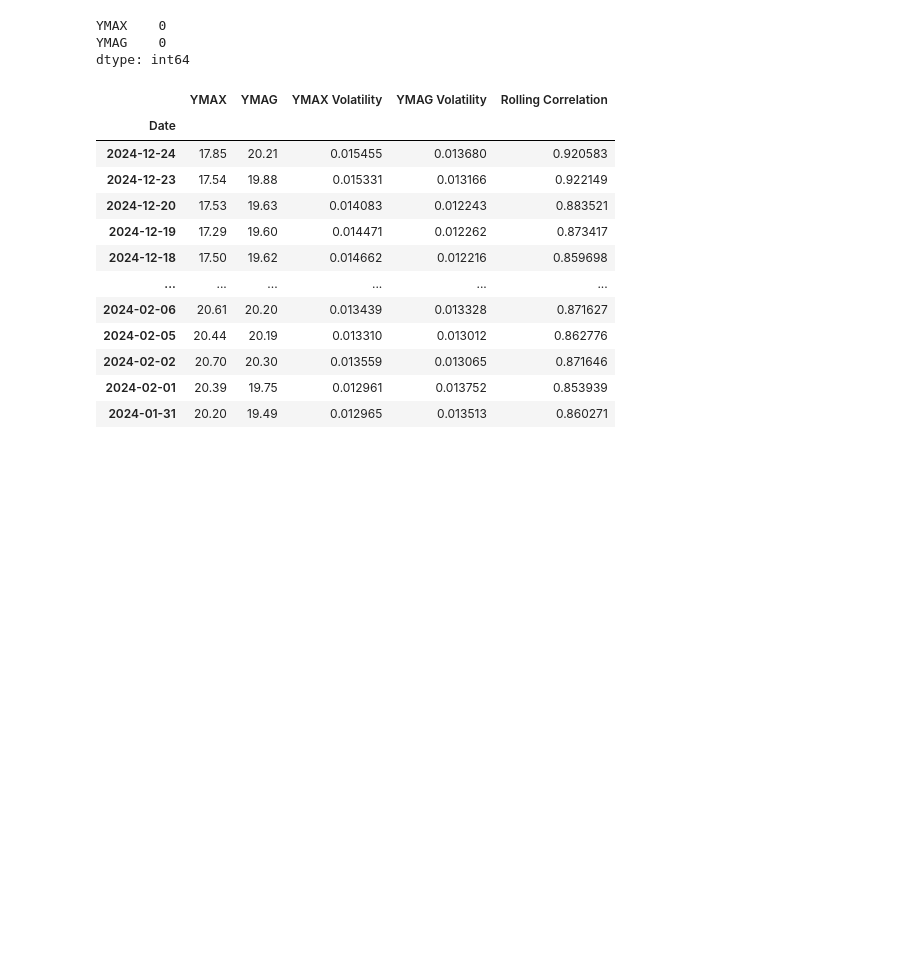
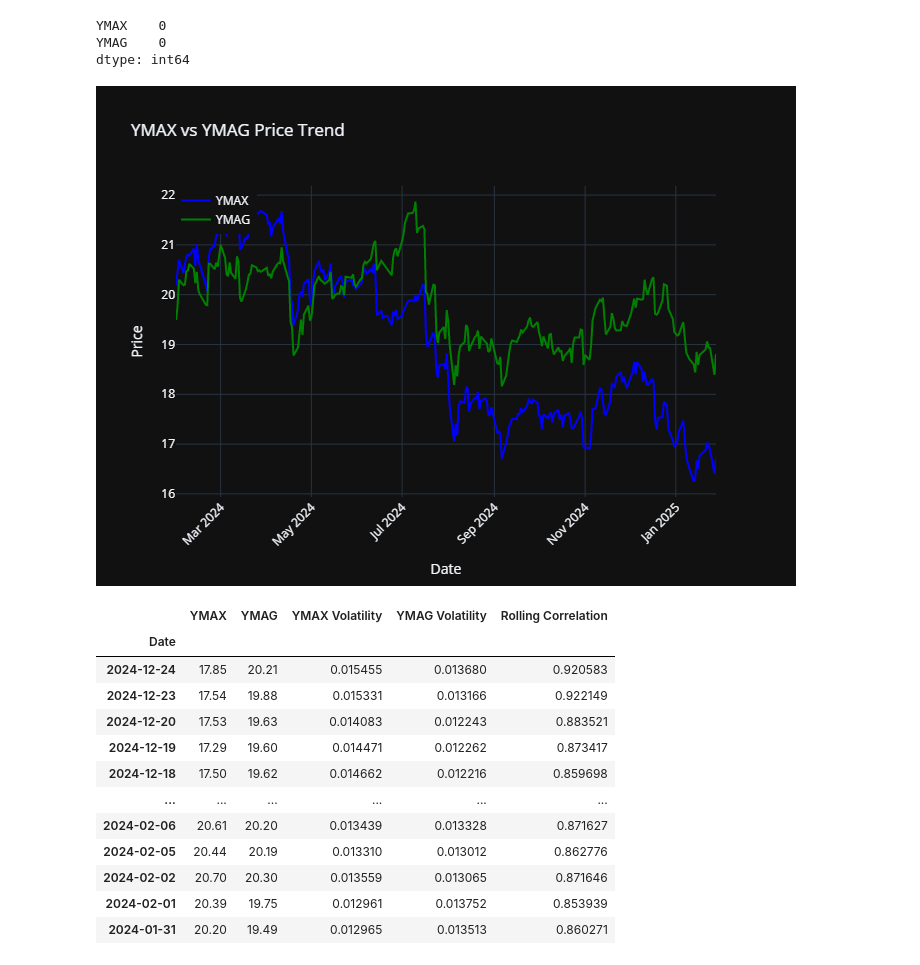
Before and after one commit to BensonMunene/Ratios-Strategy-App, a Jupyter notebook: Codes/Backtester Algorithm1.ipynb, the cells around one changed output. Cells and saved outputs as stored; diff of their text form; code cells hidden in the pictures; blank space fills up the shorter version.

```diff
--- a/Codes/Backtester Algorithm1.ipynb
+++ b/Codes/Backtester Algorithm1.ipynb
@@ -233,3 +254,12 @@ fig.show()
+# %%
+# Save figures as PNG images and import
+fig.write_image("YMAX vs YMAG Price Trend.png")
+YMAX_YMAG_Price = Image.open("YMAX vs YMAG Price Trend.png")
+
+# Display images in the notebook
+display.display(YMAX_YMAG_Price)
+# %% [output]
+[figure, added]
 # %%
 # Define rolling window size (e.g., 20 days)
 window_size = 21
```
Also changed, not shown: parts of 10 cells of this notebook, 8 other files.
